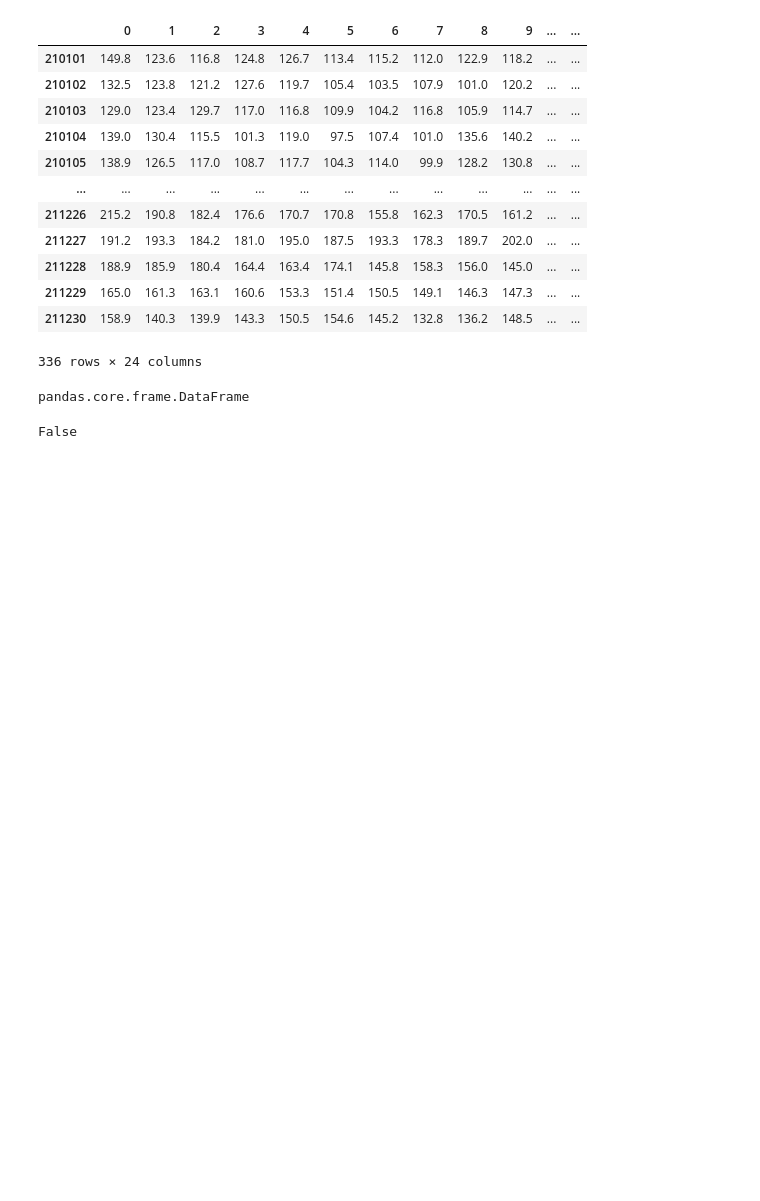
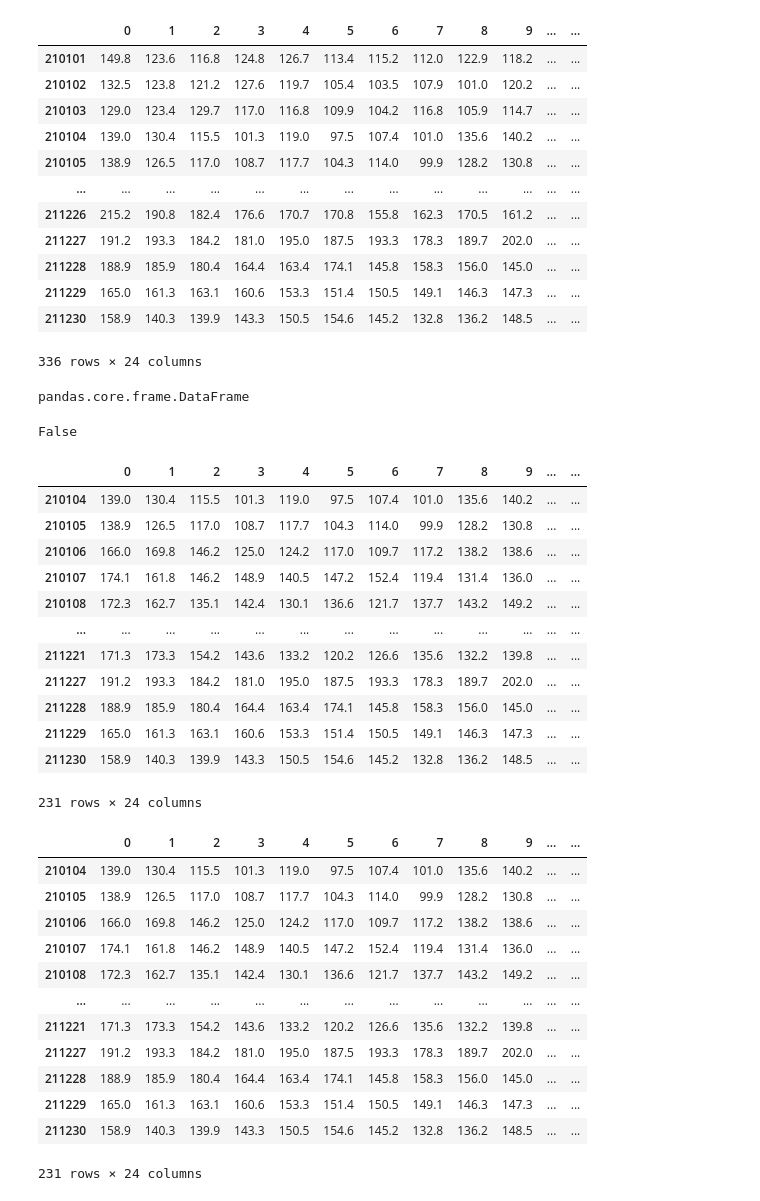
Before and after one commit to Ye-eun-Kim/IIS_net_load_forecast, a Jupyter notebook: _net_load_preparation.ipynb, the cells around one changed output. Cells and saved outputs as stored; diff of their text form; code cells hidden in the pictures; blank space fills up the shorter version.

```diff
--- a/_net_load_preparation.ipynb
+++ b/_net_load_preparation.ipynb
@@ -57,3 +57,44 @@ load.isnull().values.any()
 False
 # %%
 load.to_csv("./processed_data/load/DORM_2021_load.csv")
+# %%
+# net_load = pd.read_csv('./processed_data/netload/RISE_2021_netload.csv', index_col=0)
+net_load = pd.read_csv('./processed_data/netload/DORM_2021_netload.csv', index_col=0)
+X_load = pd.read_csv('./processed_data/load/X_load_231days_DORM.csv', index_col=0)
+Y_load = pd.read_csv('./processed_data/load/Y_load_231days_DORM.csv', index_col=0)
+# %%
+X_net = net_load.loc[X_load.index].sort_index()
+Y_net = net_load.loc[Y_load.index].sort_index()
+
+X_net.to_csv('./processed_data/netload/X_netload_231days_DORM.csv', index=True, header=True)
+Y_net.to_csv('./processed_data/netload/Y_netload_231days_DORM.csv', index=True, header=True)
+# %%
+display(X_net)
+display(Y_net)
+# %% [output]
+|  | 0 | 1 | 2 | 3 | 4 | 5 | 6 | 7 | 8 | 9 | ... | ... |
+| 210104 | 139.0 | 130.4 | 115.5 | 101.3 | 119.0 | 97.5 | 107.4 | 101.0 | 135.6 | 140.2 | ... | ... |
+| 210105 | 138.9 | 126.5 | 117.0 | 108.7 | 117.7 | 104.3 | 114.0 | 99.9 | 128.2 | 130.8 | ... | ... |
+| 210106 | 166.0 | 169.8 | 146.2 | 125.0 | 124.2 | 117.0 | 109.7 | 117.2 | 138.2 | 138.6 | ... | ... |
+| 210107 | 174.1 | 161.8 | 146.2 | 148.9 | 140.5 | 147.2 | 152.4 | 119.4 | 131.4 | 136.0 | ... | ... |
+| 210108 | 172.3 | 162.7 | 135.1 | 142.4 | 130.1 | 136.6 | 121.7 | 137.7 | 143.2 | 149.2 | ... | ... |
+| ... | ... | ... | ... | ... | ... | ... | ... | ... | ... | ... | ... | ... |
+| 211221 | 171.3 | 173.3 | 154.2 | 143.6 | 133.2 | 120.2 | 126.6 | 135.6 | 132.2 | 139.8 | ... | ... |
+| 211227 | 191.2 | 193.3 | 184.2 | 181.0 | 195.0 | 187.5 | 193.3 | 178.3 | 189.7 | 202.0 | ... | ... |
+| 211228 | 188.9 | 185.9 | 180.4 | 164.4 | 163.4 | 174.1 | 145.8 | 158.3 | 156.0 | 145.0 | ... | ... |
+| 211229 | 165.0 | 161.3 | 163.1 | 160.6 | 153.3 | 151.4 | 150.5 | 149.1 | 146.3 | 147.3 | ... | ... |
+| 211230 | 158.9 | 140.3 | 139.9 | 143.3 | 150.5 | 154.6 | 145.2 | 132.8 | 136.2 | 148.5 | ... | ... |
+231 rows × 24 columns
+|  | 0 | 1 | 2 | 3 | 4 | 5 | 6 | 7 | 8 | 9 | ... | ... |
+| 210104 | 139.0 | 130.4 | 115.5 | 101.3 | 119.0 | 97.5 | 107.4 | 101.0 | 135.6 | 140.2 | ... | ... |
+| 210105 | 138.9 | 126.5 | 117.0 | 108.7 | 117.7 | 104.3 | 114.0 | 99.9 | 128.2 | 130.8 | ... | ... |
+| 210106 | 166.0 | 169.8 | 146.2 | 125.0 | 124.2 | 117.0 | 109.7 | 117.2 | 138.2 | 138.6 | ... | ... |
+| 210107 | 174.1 | 161.8 | 146.2 | 148.9 | 140.5 | 147.2 | 152.4 | 119.4 | 131.4 | 136.0 | ... | ... |
+| 210108 | 172.3 | 162.7 | 135.1 | 142.4 | 130.1 | 136.6 | 121.7 | 137.7 | 143.2 | 149.2 | ... | ... |
+| ... | ... | ... | ... | ... | ... | ... | ... | ... | ... | ... | ... | ... |
+| 211221 | 171.3 | 173.3 | 154.2 | 143.6 | 133.2 | 120.2 | 126.6 | 135.6 | 132.2 | 139.8 | ... | ... |
+| 211227 | 191.2 | 193.3 | 184.2 | 181.0 | 195.0 | 187.5 | 193.3 | 178.3 | 189.7 | 202.0 | ... | ... |
+| 211228 | 188.9 | 185.9 | 180.4 | 164.4 | 163.4 | 174.1 | 145.8 | 158.3 | 156.0 | 145.0 | ... | ... |
+| 211229 | 165.0 | 161.3 | 163.1 | 160.6 | 153.3 | 151.4 | 150.5 | 149.1 | 146.3 | 147.3 | ... | ... |
+| 211230 | 158.9 | 140.3 | 139.9 | 143.3 | 150.5 | 154.6 | 145.2 | 132.8 | 136.2 | 148.5 | ... | ... |
+231 rows × 24 columns
```
Also changed, not shown: parts of 1 cell of this notebook, 4 other files.
